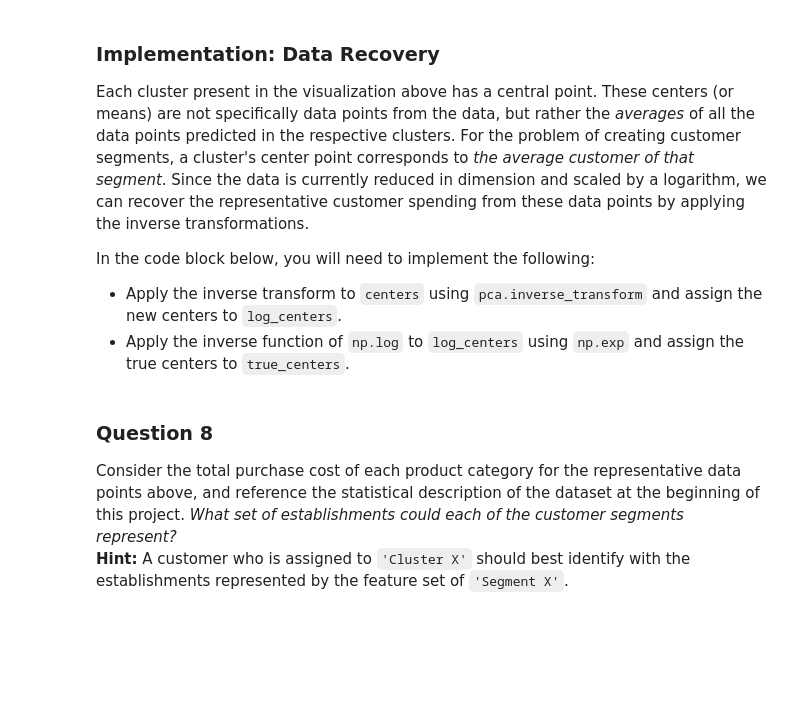
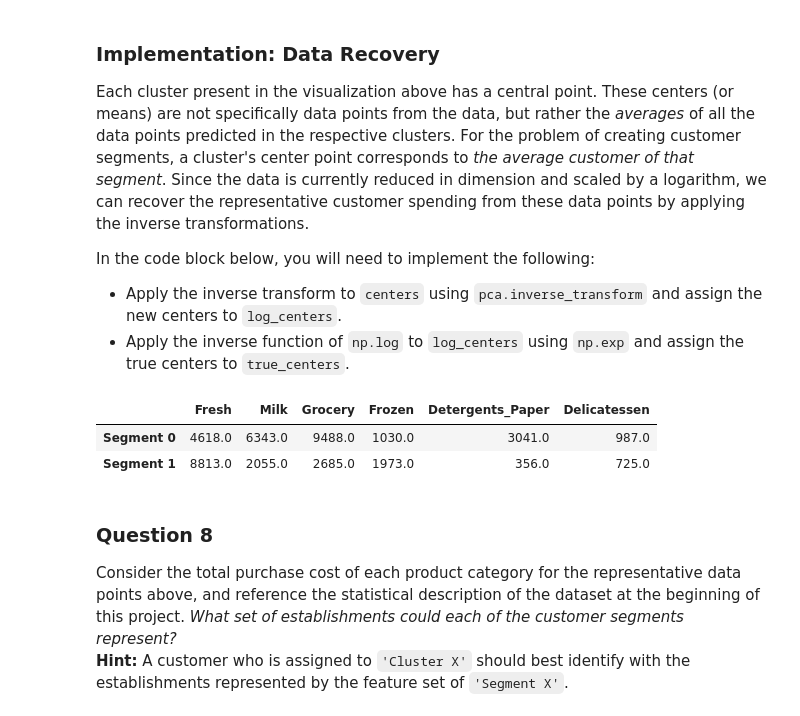
Before and after one commit to HelenMel/Udacity_student, a Jupyter notebook: customer_segments/customer_segments.ipynb, the cells around one changed output. Drawn from its saved outputs; the diff is of its cells as text; code cells hidden in the pictures; blank space fills up the shorter version.

Commit message:
customer_segment/1

```diff
--- a/customer_segments/customer_segments.ipynb
+++ b/customer_segments/customer_segments.ipynb
@@ -416,17 +466,34 @@ In the code block below, you will need to implement the following:
  - Import `sklearn.metrics.silhouette_score` and calculate the silhouette score of `reduced_data` against `preds`.
    - Assign the silhouette score to `score` and print the result.
 # %%
-# TODO: Apply your clustering algorithm of choice to the reduced data
-clusterer = None
+from sklearn.mixture import GMM
+from sklearn.metrics import silhouette_score
 
-# TODO: Predict the cluster for each data point
-preds = None
+def silhouette_score_for_n(n_comp):
+    clusterer = GMM(n_components= n_comp, random_state = 11)
+    clusterer.fit(reduced_data)
+    preds = clusterer.predict(reduced_data)
+    centers = clusterer.means_
+    score = silhouette_score(reduced_data, preds)
+    print "\n n_components = " + str(n_comp)
+    print "score: " + str(score)
 
-# TODO: Find the cluster centers
-centers = None
 
-# TODO: Predict the cluster for each transformed sample data point
-sample_preds = None
+[silhouette_score_for_n(x) for x in [2, 3, 4, 6, 8, 12]]
+# Calculate the mean silhouette coefficient for the number of clusters chosen
+# Apply your clustering algorithm of choice to the reduced data
+clusterer = GMM(n_components= 2, random_state = 11)
+clusterer.fit(reduced_data)
 
-# TODO: Calculate the mean silhouette coefficient for the number of clusters chosen
-score = None
+# Predict the cluster for each data point
+preds = clusterer.predict(reduced_data)
+
+# Find the cluster centers
+centers = clusterer.means_
+print "\n centers: " + str(centers)
+
+# Predict the cluster for each transformed sample data point
+sample_preds = clusterer.predict(pca_samples)
+
+# Calculate the mean silhouette coefficient for the number of clusters chosen
+score = silhouette_score(reduced_data, preds)
@@ -449,17 +555,21 @@ In the code block below, you will need to implement the following:
  - Apply the inverse transform to `centers` using `pca.inverse_transform` and assign the new centers to `log_centers`.
  - Apply the inverse function of `np.log` to `log_centers` using `np.exp` and assign the true centers to `true_centers`.
 # %%
-# TODO: Inverse transform the centers
-log_centers = None
+# Inverse transform the centers
+log_centers = pca.inverse_transform(centers)
 
-# TODO: Exponentiate the centers
-true_centers = None
+# Exponentiate the centers
+true_centers = np.exp(log_centers)
 
 # Display the true centers
 segments = ['Segment {}'.format(i) for i in range(0,len(centers))]
 true_centers = pd.DataFrame(np.round(true_centers), columns = data.keys())
 true_centers.index = segments
 display(true_centers)
+# %% [output]
+|  | Fresh | Milk | Grocery | Frozen | Detergents_Paper | Delicatessen |
+| Segment 0 | 4618.0 | 6343.0 | 9488.0 | 1030.0 | 3041.0 | 987.0 |
+| Segment 1 | 8813.0 | 2055.0 | 2685.0 | 1973.0 | 356.0 | 725.0 |
 # %% [markdown]
 ### Question 8
 Consider the total purchase cost of each product category for the representative data points above, and reference the statistical description of the dataset at the beginning of this project. *What set of establishments could each of the customer segments represent?*
```
Also changed, not shown: parts of 29 cells of this notebook, 2 other files.
